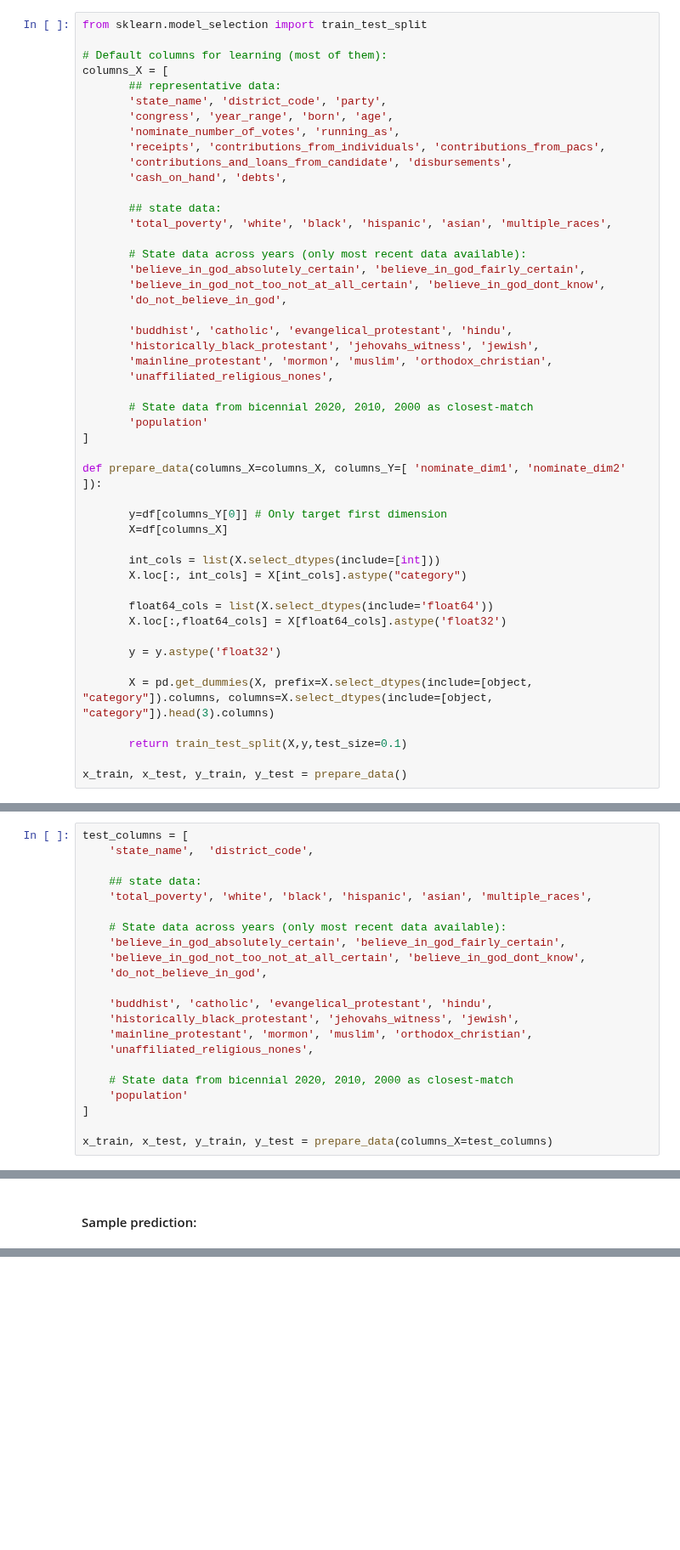
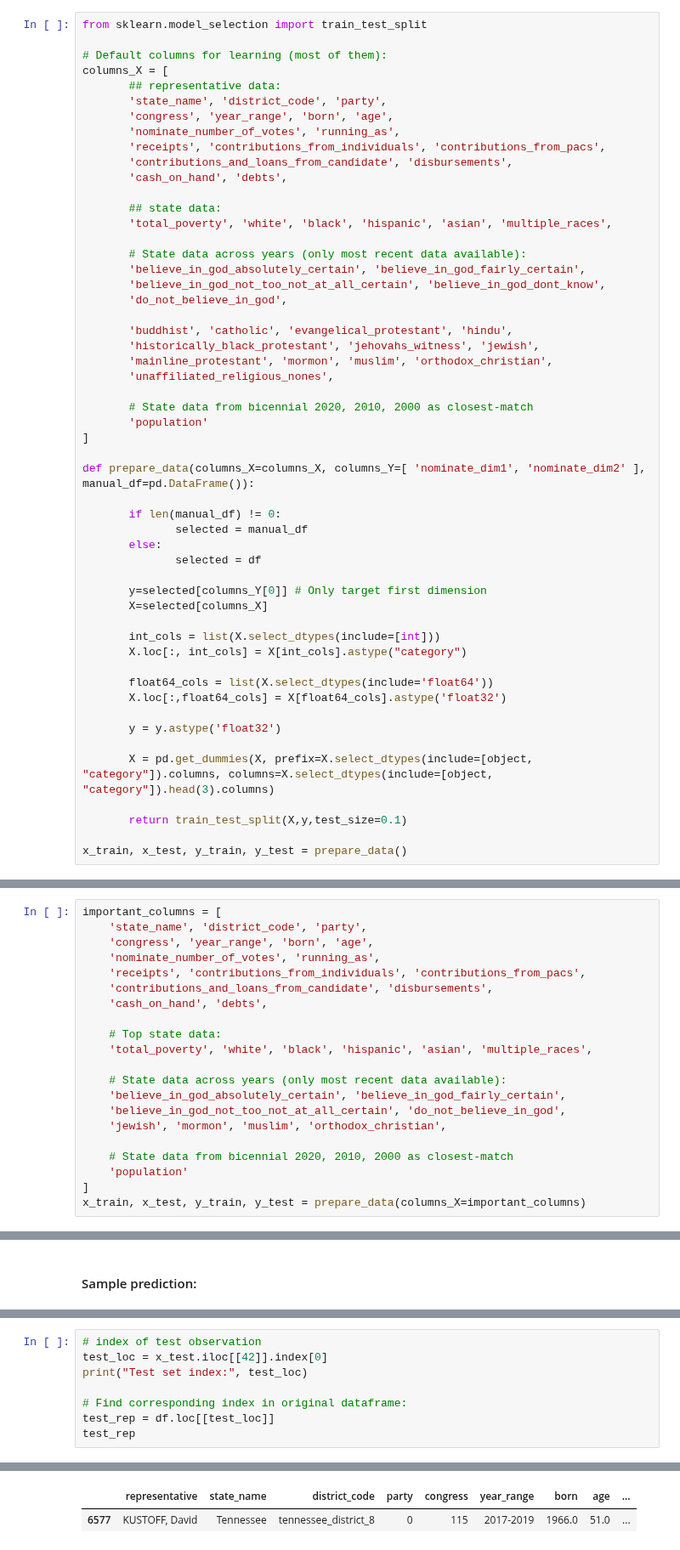
Before and after one commit to V993/Representative-Polarity-US-House, a Jupyter notebook: leonardo_final.ipynb, the cells around one changed output, grey strips where cells are left out. Shown at 85% size. Cells and saved outputs as stored; diff of their text form; blank space fills up the shorter version.

```diff
--- a/leonardo_final.ipynb
+++ b/leonardo_final.ipynb
@@ -550,10 +1404,15 @@ columns_X = [
        'population'
 ]
 
-def prepare_data(columns_X=columns_X, columns_Y=[ 'nominate_dim1', 'nominate_dim2' ]):
+def prepare_data(columns_X=columns_X, columns_Y=[ 'nominate_dim1', 'nominate_dim2' ], manual_df=pd.DataFrame()):
 
-       y=df[columns_Y[0]] # Only target first dimension
-       X=df[columns_X]
+       if len(manual_df) != 0:
+              selected = manual_df
+       else:
+              selected = df
+
+       y=selected[columns_Y[0]] # Only target first dimension
+       X=selected[columns_X]
 
        int_cols = list(X.select_dtypes(include=[int]))
        X.loc[:, int_cols] = X[int_cols].astype("category")
@@ -730,22 +1721,21 @@ Below is a subset of our data which includes exclusively state data. If my hypot
 # %%
-test_columns = [
-    'state_name',  'district_code',
+important_columns = [
+    'state_name', 'district_code', 'party',
+    'congress', 'year_range', 'born', 'age',
+    'nominate_number_of_votes', 'running_as',
+    'receipts', 'contributions_from_individuals', 'contributions_from_pacs',
+    'contributions_and_loans_from_candidate', 'disbursements',
+    'cash_on_hand', 'debts',
 
-    ## state data:
+    # Top state data:
     'total_poverty', 'white', 'black', 'hispanic', 'asian', 'multiple_races',
 
     # State data across years (only most recent data available):
     'believe_in_god_absolutely_certain', 'believe_in_god_fairly_certain',
-    'believe_in_god_not_too_not_at_all_certain', 'believe_in_god_dont_know',
-    'do_not_believe_in_god',
-
-    'buddhist', 'catholic', 'evangelical_protestant', 'hindu',
-    'historically_black_protestant', 'jehovahs_witness', 'jewish',
-    'mainline_protestant', 'mormon', 'muslim', 'orthodox_christian',
-    'unaffiliated_religious_nones',
+    'believe_in_god_not_too_not_at_all_certain', 'do_not_believe_in_god',
+    'jewish', 'mormon', 'muslim', 'orthodox_christian',
 
     # State data from bicennial 2020, 2010, 2000 as closest-match
     'population'
 ]
-
-x_train, x_test, y_train, y_test = prepare_data(columns_X=test_columns)
+x_train, x_test, y_train, y_test = prepare_data(columns_X=important_columns)
@@ -1028,0 +1871,9 @@ df.iloc[3000]
+# %%
+# index of test observation
+test_loc = x_test.iloc[[42]].index[0]
+print("Test set index:", test_loc)
+
+# Find corresponding index in original dataframe:
+test_rep = df.loc[[test_loc]]
+test_rep
+# %% [output]
@@ -1028,0 +1881,2 @@ df.iloc[3000]
+|  | representative | state_name | district_code | party | congress | year_range | born | age | ... |
+| 6577 | KUSTOFF, David | Tennessee | tennessee_district_8 | 0 | 115 | 2017-2019 | 1966.0 | 51.0 | ... |
```
Also changed, not shown: parts of 104 cells of this notebook, 1 other file.
